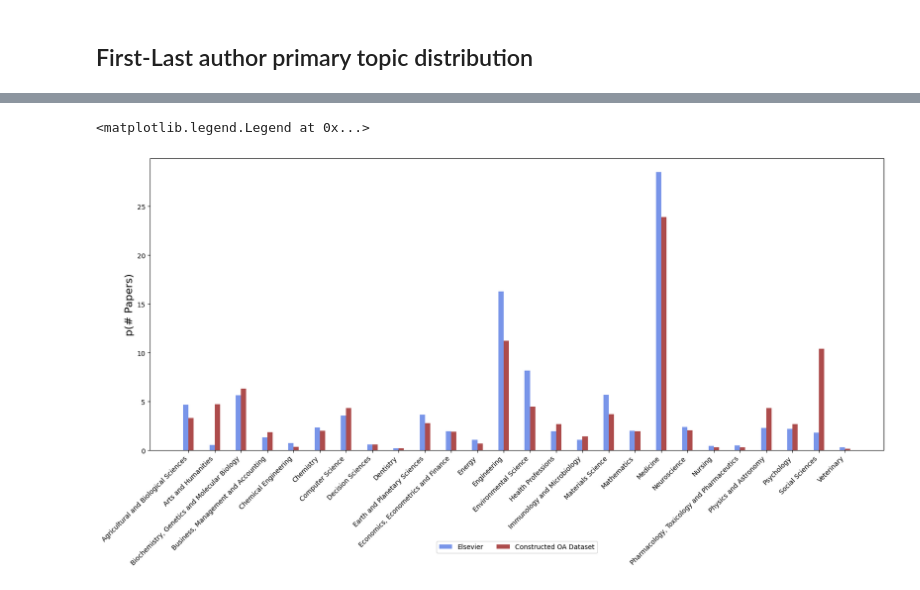
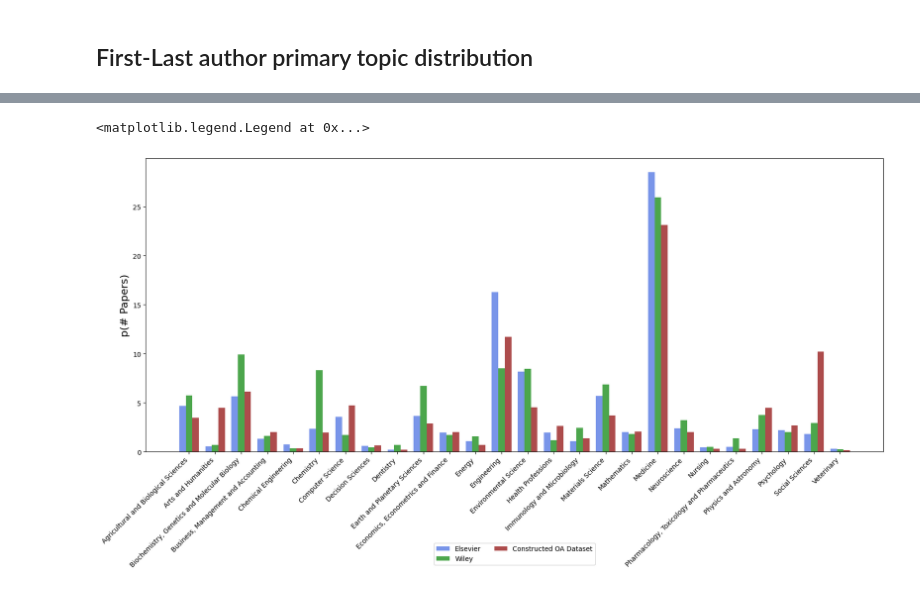
Before and after one commit to APVsiris/2025MESRE, a Jupyter notebook: notebooks/2.0-apv-preliminaryanalysis.ipynb, the cells around one changed output, grey strips where cells are left out. Cells and saved outputs as stored; diff of their text form; code cells hidden in the pictures.

```diff
--- a/notebooks/2.0-apv-preliminaryanalysis.ipynb
+++ b/notebooks/2.0-apv-preliminaryanalysis.ipynb
@@ -12,0 +16,3 @@ import requests
+# %%
+df = pd.read_csv('../data/processed/initial_dataset_elsevierwiliey_openapc.csv')
+df
@@ -50,7 +78,7 @@ ax.legend(loc='center left', bbox_to_anchor=(1.0, 0.5))
 # %%
 ### CANVIAR QUAN TINGUI EL FINAL
 
-df = pd.read_csv('../data/interim/initial_dataset_elsevierwiliey.csv').drop(columns = 'Unnamed: 0')
+df = pd.read_csv('../data/interim/initial_dataset_elsevierwiliey_openapc.csv').drop(columns = 'Unnamed: 0')
 df_money = pd.read_csv('EUR_USD_yearly_avg_2013_2024.csv').set_index('year')
 
 df_apc_list = df[~df.apc_list.isna()].reset_index(drop = True)
@@ -160,7 +190,6 @@ df[df.apc_list.isna()].groupby('oa_status').count()[['doi']] / df.groupby('oa_st
 # %%
 col = 'Publication VoR date'
-interest_status = ['Accepted', 'Not yet in EOAP', 'Pending']
-df_elsevier = pd.read_csv('../data/external/Elsevier_EOAP_2225_Décembre.csv').dropna(subset = col)
+df_elsevier = pd.read_csv('../data/external/Elsevier_EOAP_2225_Décembre.csv').dropna(subset = [col, 'Article DOI'])
 df_elsevier['year'] = df_elsevier[col].apply(lambda x: int(x.split('/')[-1]))
 df_elsevier = df_elsevier[(df_elsevier.year <= 2023)].reset_index(drop = True)
 elsevier_doi = df_elsevier['Article DOI'].str.lower().unique().tolist()
@@ -201,15 +230,15 @@ def fetch_by_ids(id_list):
         pass
 
 batch_size = 50  # try increasing, test carefully
-all_fetched = []
+all_fetched_els = []
 for i in tqdm(range(0, len(elsevier_doi), batch_size)):
     batch = elsevier_doi[i:i+batch_size]
     results = fetch_by_ids(batch)
-    all_fetched.extend(results)
+    all_fetched_els.extend(results)
 
 
-all_fetched_df = pd.json_normalize(all_fetched)
-all_fetched_df
+all_fetched_els_df = pd.json_normalize(all_fetched_els)
+all_fetched_els_df
 # %% [output]
 |  | doi | publication_year | language | indexed_in | authorships | corresponding_author_ids | ... |
 | 0 | https://doi.org/10.1016/j.cscee.2... | 2023 | en | [crossref, doaj] | [{'author_position': 'first', 'au... | [https://openalex.org/A5051466818] | ... |
@@ -227,30 +324,35 @@ all_fetched_df
 # %%
-df_tmp = all_fetched_df.merge(df_elsevier[['Article DOI', 'Corresponding author name']], left_on = all_fetched_df.doi.apply(lambda x: x[16::].lower()), right_on = df_elsevier['Article DOI'].str.lower(), how = 'inner')[['doi', 'primary_topic.field.display_name']]
+df_tmp = all_fetched_els_df.merge(df_elsevier[['Article DOI', 'Corresponding author name']], left_on = all_fetched_els_df.doi.apply(lambda x: x[16::].lower()), right_on = df_elsevier['Article DOI'].str.lower(), how = 'inner')[['doi', 'primary_topic.field.display_name']]
 grouped_els = df_tmp.groupby(['primary_topic.field.display_name']).count()[['doi']].rename(columns={'doi': 'elsevier'}) / df_tmp.doi.nunique() * 100
 
-df = pd.read_csv('../data/interim/initial_dataset_elsevierwiliey.csv').drop(columns = 'Unnamed: 0')
+df_tmp = all_fetched_wil_df.merge(df_willey[['DOI', 'Responsible Corresponding author']], left_on = all_fetched_wil_df.doi.apply(lambda x: x[16::].lower()), right_on = df_willey['DOI'].str.lower(), how = 'inner')[['doi', 'primary_topic.field.display_name']]
+grouped_wils = df_tmp.groupby(['primary_topic.field.display_name']).count()[['doi']].rename(columns={'doi': 'wiley'}) / df_tmp.doi.nunique() * 100
+
+df = pd.read_csv('../data/processed/initial_dataset_elsevierwiliey_openapc.csv')# .drop(columns = 'Unnamed: 0')
 df_years = df[(df.publication_year >= 2020) & (df.publication_year <= 2023)]
 
 grouped_oa = df_years.groupby(['field_name_top_topic']).count()[['doi']].rename(columns={'doi': 'oa'}) / df_years.doi.nunique() * 100
 
 df_tmp_1 = grouped_els.merge(grouped_oa, left_index = True, right_index = True, how = 'inner')
+df_tmp_1 = grouped_wils.merge(df_tmp_1, left_index = True, right_index = True, how = 'inner')
 
 fig, axs = plt.subplots(1, 1, figsize=(20, 8))
 fig.subplots_adjust(hspace=0.4)
 
-width = 0.2
-offsets = [-0.5*width, 0.5*width]
+width = 0.25
+offsets = [-width, 0, width]
 
 x_positions = np.arange(len(df_tmp_1.index))
 
 axs.bar(x_positions + offsets[0], df_tmp_1.elsevier, width, color='royalblue', alpha=0.7, label='Elsevier')
-axs.bar(x_positions + offsets[1], df_tmp_1.oa, width, color='darkred', alpha=0.7, label='Constructed OA Dataset')
+axs.bar(x_positions + offsets[1], df_tmp_1.wiley, width, color='green', alpha=0.7, label='Wiley')
+axs.bar(x_positions + offsets[2], df_tmp_1.oa, width, color='darkred', alpha=0.7, label='Constructed OA Dataset')
 
 axs.set_ylabel('p(# Papers)', fontsize = 16)
 axs.set_xticks(x_positions)
 axs.set_xticklabels([f"{name}" for name in df_tmp_1.index], rotation=45, ha='right')
 
 axs.legend(loc='upper center', bbox_to_anchor=(0.5, -0.3), ncol=2)
 # %% [output]
 <matplotlib.legend.Legend at 0x...>
-[figure, old version]
+[figure, new version]
```
Also changed, not shown: parts of 19 cells of this notebook, 10 other files.
